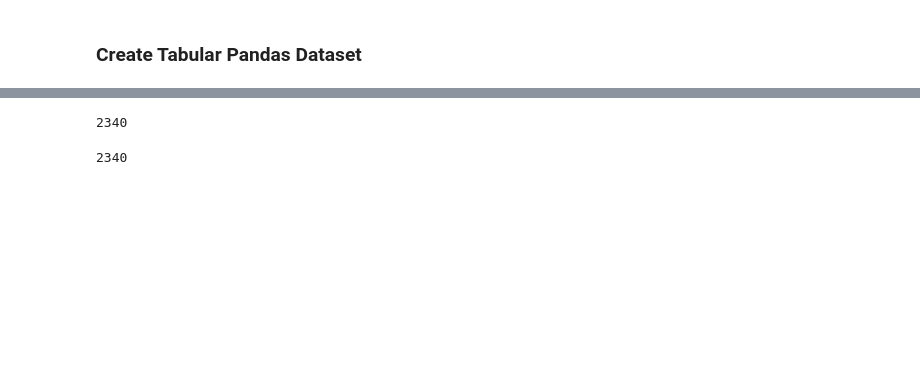
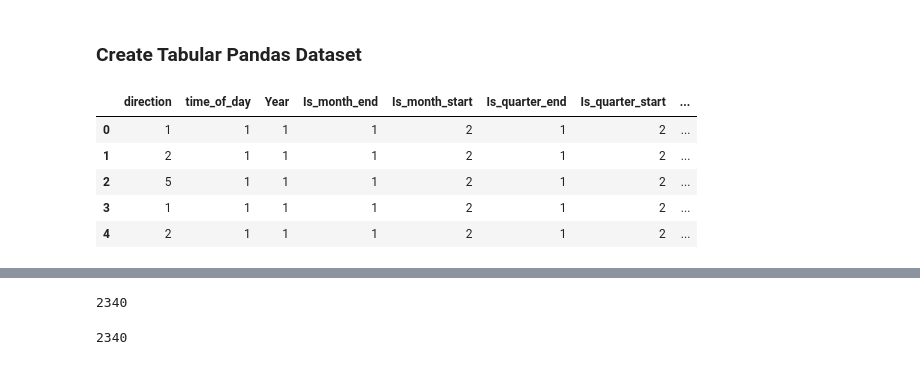
Before and after one commit to peterbull/tab-playground-mar-2022, a Jupyter notebook: traffic-flow.ipynb, the cells around one changed output, grey strips where cells are left out. Cells and saved outputs as stored; diff of their text form; code cells hidden in the pictures; blank space fills up the shorter version.

```diff
--- a/traffic-flow.ipynb
+++ b/traffic-flow.ipynb
@@ -125,3 +137,12 @@ train_val_splits = (list(train_idxs[0]), list(valid_idxs[0]))
 # %%
 #| export
 to = TabularPandas(comb_df, procs, cat, cont, y_names=dep_var, splits=train_val_splits)
+# %%
+to.xs.head()
+# %% [output]
+|  | direction | time_of_day | Year | Is_month_end | Is_month_start | Is_quarter_end | Is_quarter_start | ... |
+| 0 | 1 | 1 | 1 | 1 | 2 | 1 | 2 | ... |
+| 1 | 2 | 1 | 1 | 1 | 2 | 1 | 2 | ... |
+| 2 | 5 | 1 | 1 | 1 | 2 | 1 | 2 | ... |
+| 3 | 1 | 1 | 1 | 1 | 2 | 1 | 2 | ... |
+| 4 | 2 | 1 | 1 | 1 | 2 | 1 | 2 | ... |
```
Also changed, not shown: parts of 19 cells of this notebook, 3 other files.
